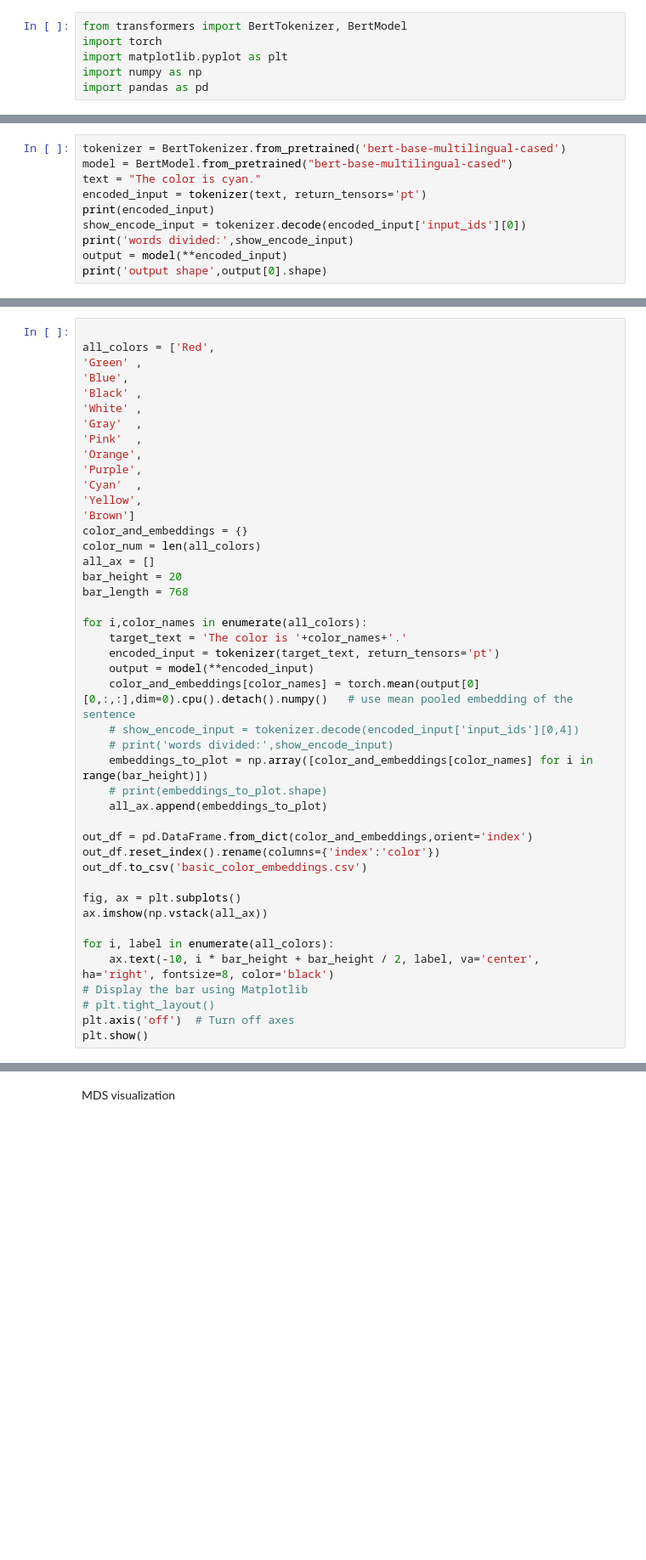
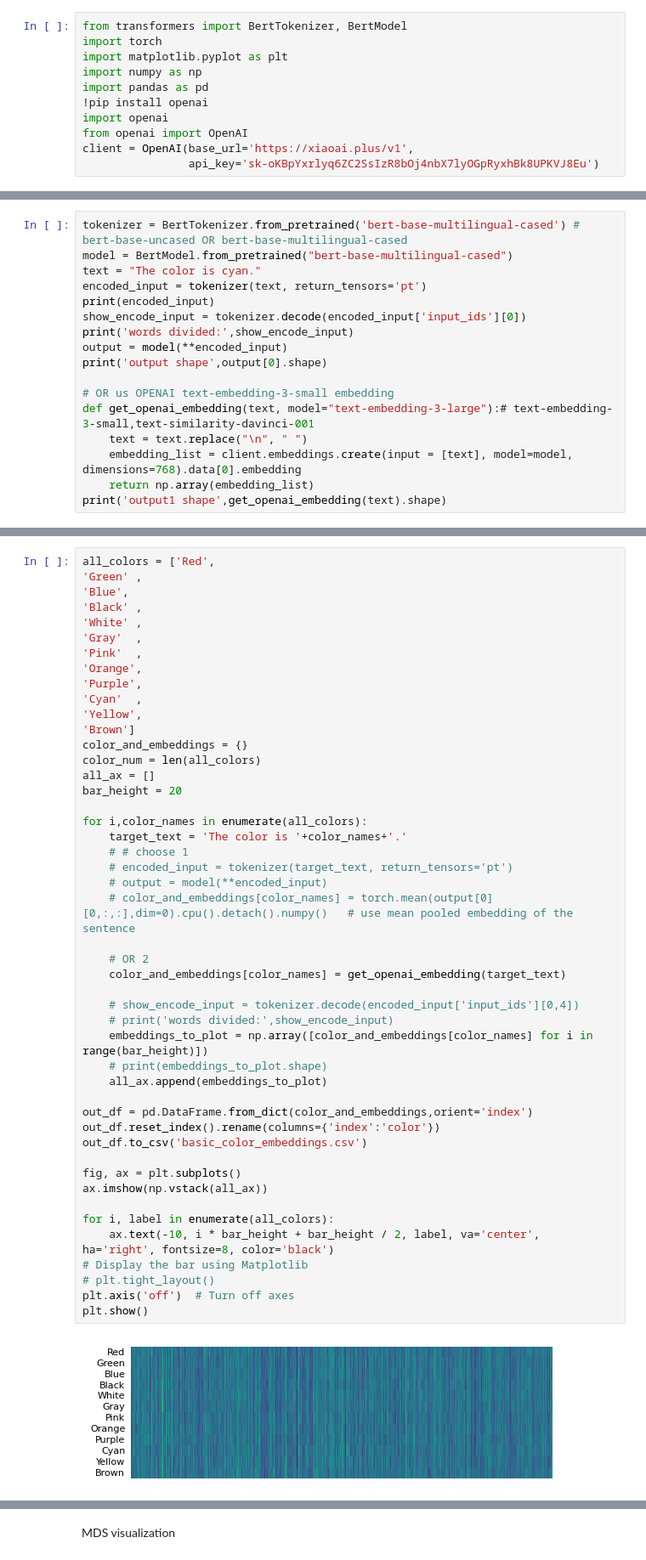
Before and after one commit to auto-Dog/name_estimator, a Jupyter notebook: embeddings/color-embeddings.ipynb, the cells around one changed output, grey strips where cells are left out. Shown at 85% size. Saved outputs shown, nothing was run; the diff lists cells and outputs as text; blank space fills up the shorter version.

```diff
--- a/embeddings/color-embeddings.ipynb
+++ b/embeddings/color-embeddings.ipynb
@@ -4,3 +4,8 @@ import torch
 import matplotlib.pyplot as plt
 import numpy as np
 import pandas as pd
+!pip install openai
+import openai
+from openai import OpenAI
+client = OpenAI(base_url='https://xiaoai.plus/v1',
+                api_key='sk-oKBpYxrlyq6ZC2SsIzR8bOj4nbX7lyOGpRyxhBk8UPKVJ8Eu')
@@ -7,5 +30,5 @@ import pandas as pd
 # %%
-tokenizer = BertTokenizer.from_pretrained('bert-base-multilingual-cased')
+tokenizer = BertTokenizer.from_pretrained('bert-base-multilingual-cased') # bert-base-uncased OR bert-base-multilingual-cased
 model = BertModel.from_pretrained("bert-base-multilingual-cased")
 text = "The color is cyan."
 encoded_input = tokenizer(text, return_tensors='pt')
@@ -14,3 +37,10 @@ show_encode_input = tokenizer.decode(encoded_input['input_ids'][0])
 print('words divided:',show_encode_input)
 output = model(**encoded_input)
 print('output shape',output[0].shape)
+
+# OR us OPENAI text-embedding-3-small embedding
+def get_openai_embedding(text, model="text-embedding-3-large"):# text-embedding-3-small,text-similarity-davinci-001
+    text = text.replace("\n", " ")
+    embedding_list = client.embeddings.create(input = [text], model=model, dimensions=768).data[0].embedding
+    return np.array(embedding_list)
+print('output1 shape',get_openai_embedding(text).shape)
@@ -17,5 +52,4 @@ print('output shape',output[0].shape)
 # %%
-
 all_colors = ['Red',
 'Green'	,
 'Blue',
@@ -27,37 +61,43 @@ all_colors = ['Red',
 'Purple',
 'Cyan'	,
 'Yellow',
 'Brown']
 color_and_embeddings = {}
 color_num = len(all_colors)
 all_ax = []
 bar_height = 20
-bar_length = 768
 
 for i,color_names in enumerate(all_colors):
     target_text = 'The color is '+color_names+'.'
-    encoded_input = tokenizer(target_text, return_tensors='pt')
-    output = model(**encoded_input)
-    color_and_embeddings[color_names] = torch.mean(output[0][0,:,:],dim=0).cpu().detach().numpy()   # use mean pooled embedding of the sentence
+    # # choose 1
+    # encoded_input = tokenizer(target_text, return_tensors='pt')
+    # output = model(**encoded_input)
+    # color_and_embeddings[color_names] = torch.mean(output[0][0,:,:],dim=0).cpu().detach().numpy()   # use mean pooled embedding of the sentence
+
+    # OR 2
+    color_and_embeddings[color_names] = get_openai_embedding(target_text)
+
     # show_encode_input = tokenizer.decode(encoded_input['input_ids'][0,4])
     # print('words divided:',show_encode_input)
     embeddings_to_plot = np.array([color_and_embeddings[color_names] for i in range(bar_height)])
     # print(embeddings_to_plot.shape)
     all_ax.append(embeddings_to_plot)
 
 out_df = pd.DataFrame.from_dict(color_and_embeddings,orient='index')
 out_df.reset_index().rename(columns={'index':'color'})
 out_df.to_csv('basic_color_embeddings.csv')
 
 fig, ax = plt.subplots()
 ax.imshow(np.vstack(all_ax))
 
 for i, label in enumerate(all_colors):
     ax.text(-10, i * bar_height + bar_height / 2, label, va='center', ha='right', fontsize=8, color='black')
 # Display the bar using Matplotlib
 # plt.tight_layout()
 plt.axis('off')  # Turn off axes
 plt.show()
+# %% [output]
+[figure, added]
 # %%
 import seaborn as sns
 import matplotlib.pyplot as plt
```
Also changed, not shown: parts of 7 cells of this notebook, 2 other files.
